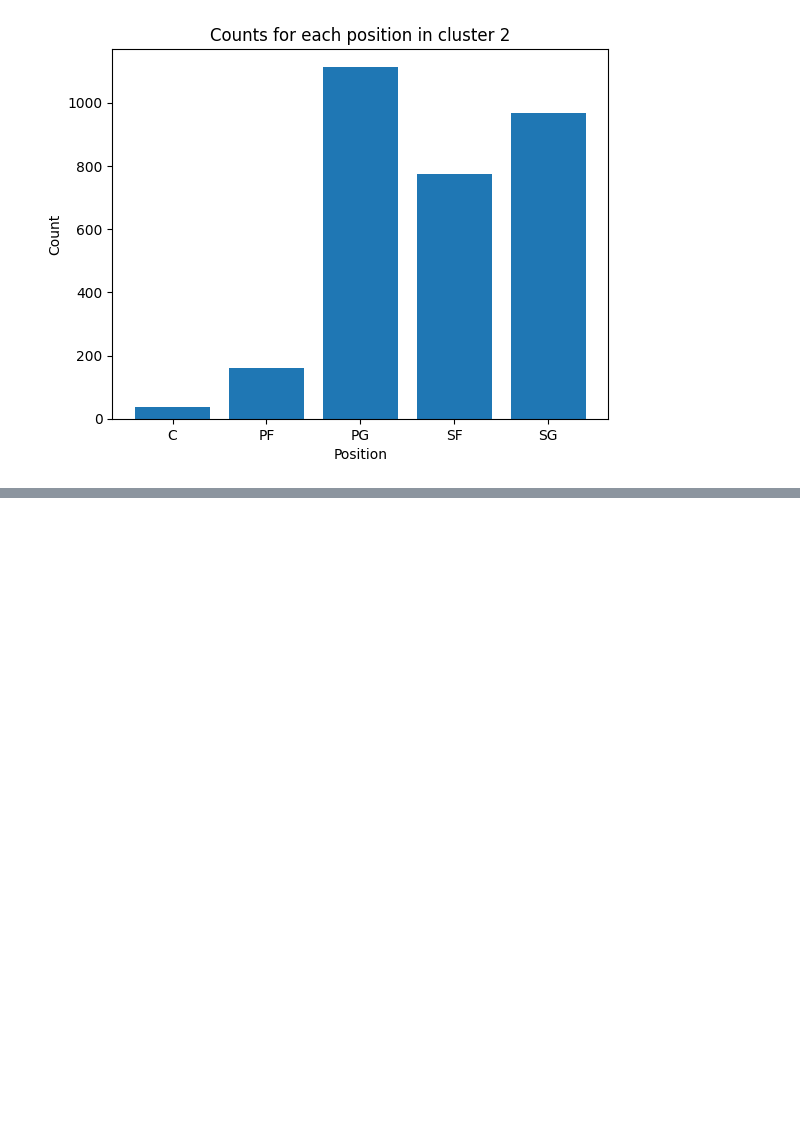
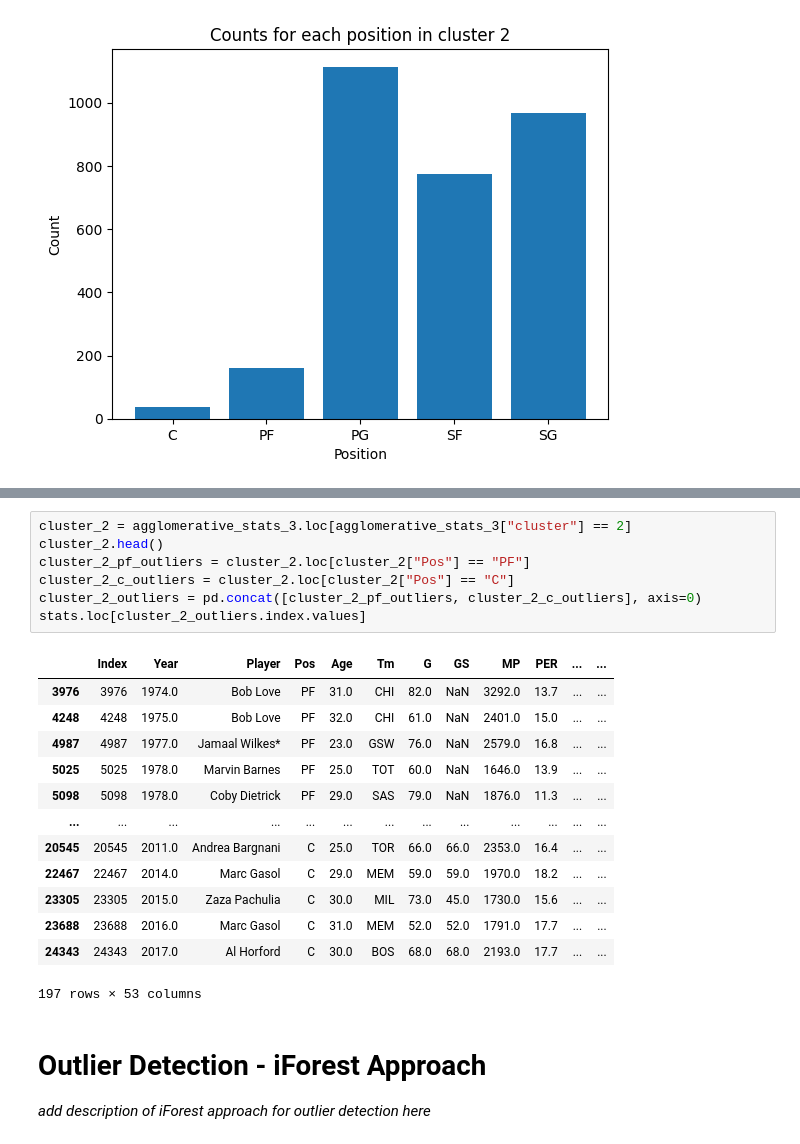
Before and after one commit to shinwookim/NBAPositionify, a Jupyter notebook: main.ipynb, the cells around one changed output, grey strips where cells are left out. Cells and saved outputs as stored; diff of their text form; blank space fills up the shorter version.

```diff
--- a/main.ipynb
+++ b/main.ipynb
@@ -325,0 +349,25 @@ for cluster in range(3):
+# %%
+cluster_2 = agglomerative_stats_3.loc[agglomerative_stats_3["cluster"] == 2]
+cluster_2.head()
+cluster_2_pf_outliers = cluster_2.loc[cluster_2["Pos"] == "PF"]
+cluster_2_c_outliers = cluster_2.loc[cluster_2["Pos"] == "C"]
+cluster_2_outliers = pd.concat([cluster_2_pf_outliers, cluster_2_c_outliers], axis=0)
+stats.loc[cluster_2_outliers.index.values]
+# %% [output]
+|  | Index | Year | Player | Pos | Age | Tm | G | GS | MP | PER | ... | ... |
+| 3976 | 3976 | 1974.0 | Bob Love | PF | 31.0 | CHI | 82.0 | NaN | 3292.0 | 13.7 | ... | ... |
+| 4248 | 4248 | 1975.0 | Bob Love | PF | 32.0 | CHI | 61.0 | NaN | 2401.0 | 15.0 | ... | ... |
+| 4987 | 4987 | 1977.0 | Jamaal Wilkes* | PF | 23.0 | GSW | 76.0 | NaN | 2579.0 | 16.8 | ... | ... |
+| 5025 | 5025 | 1978.0 | Marvin Barnes | PF | 25.0 | TOT | 60.0 | NaN | 1646.0 | 13.9 | ... | ... |
+| 5098 | 5098 | 1978.0 | Coby Dietrick | PF | 29.0 | SAS | 79.0 | NaN | 1876.0 | 11.3 | ... | ... |
+| ... | ... | ... | ... | ... | ... | ... | ... | ... | ... | ... | ... | ... |
+| 20545 | 20545 | 2011.0 | Andrea Bargnani | C | 25.0 | TOR | 66.0 | 66.0 | 2353.0 | 16.4 | ... | ... |
+| 22467 | 22467 | 2014.0 | Marc Gasol | C | 29.0 | MEM | 59.0 | 59.0 | 1970.0 | 18.2 | ... | ... |
+| 23305 | 23305 | 2015.0 | Zaza Pachulia | C | 30.0 | MIL | 73.0 | 45.0 | 1730.0 | 15.6 | ... | ... |
+| 23688 | 23688 | 2016.0 | Marc Gasol | C | 31.0 | MEM | 52.0 | 52.0 | 1791.0 | 17.7 | ... | ... |
+| 24343 | 24343 | 2017.0 | Al Horford | C | 30.0 | BOS | 68.0 | 68.0 | 2193.0 | 17.7 | ... | ... |
+197 rows × 53 columns
+# %% [markdown]
+# Outlier Detection - iForest Approach
+
+_add description of iForest approach for outlier detection here_
```
Also changed, not shown: parts of 10 cells of this notebook.
